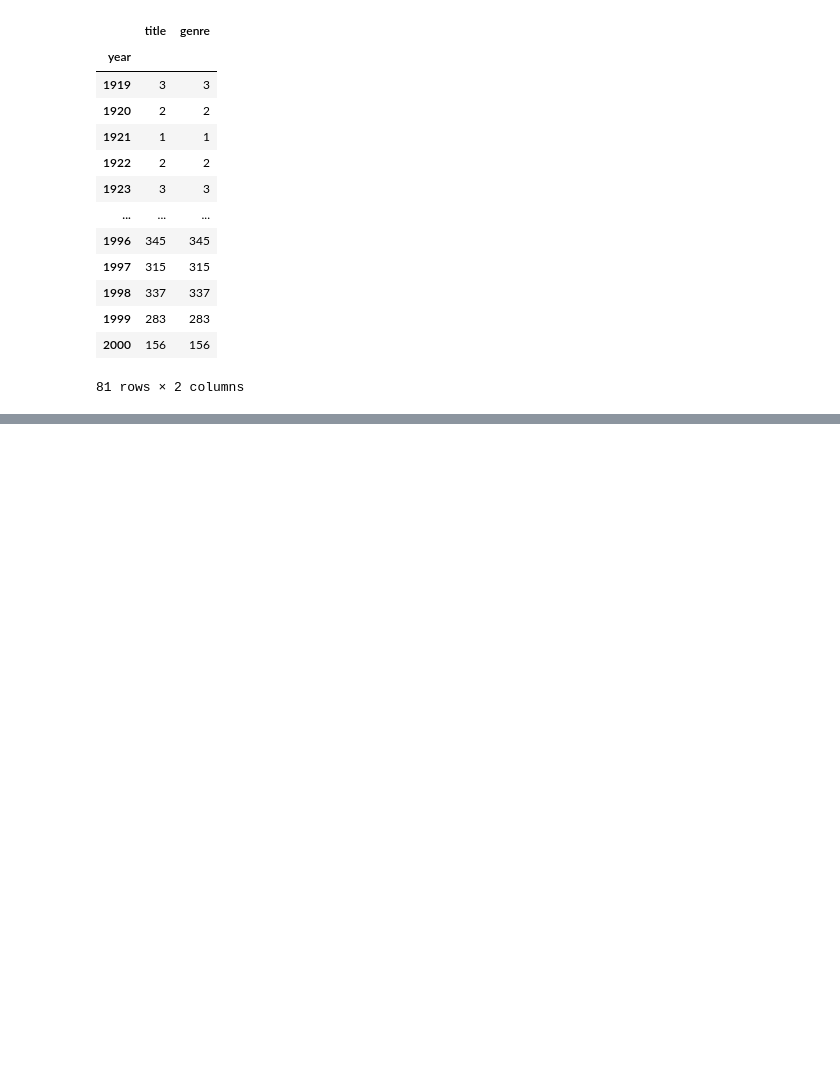
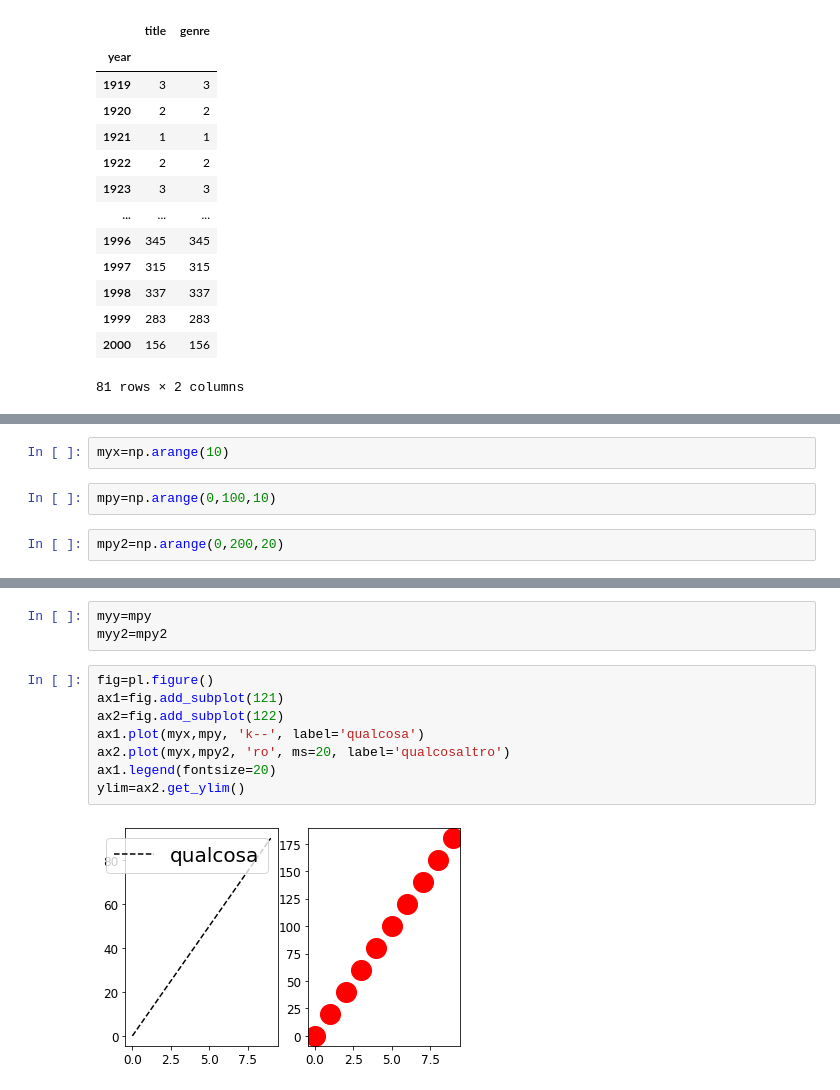
Before and after one commit to laurabersani/MLPNS_LBersani, a Jupyter notebook: MLPNS23_bootcamp.ipynb, the cells around one changed output, grey strips where cells are left out. Drawn from its saved outputs; the diff is of its cells as text; blank space fills up the shorter version.

```diff
--- a/MLPNS23_bootcamp.ipynb
+++ b/MLPNS23_bootcamp.ipynb
@@ -436,0 +782,6 @@ Contare il numero
+# %%
+myx=np.arange(10)
+# %%
+mpy=np.arange(0,100,10)
+# %%
+mpy2=np.arange(0,200,20)
@@ -436,0 +802,13 @@ Contare il numero
+# %%
+myy=mpy
+myy2=mpy2
+# %%
+fig=pl.figure()
+ax1=fig.add_subplot(121)
+ax2=fig.add_subplot(122)
+ax1.plot(myx,mpy, 'k--', label='qualcosa')
+ax2.plot(myx,mpy2, 'ro', ms=20, label='qualcosaltro')
+ax1.legend(fontsize=20)
+ylim=ax2.get_ylim()
+# %% [output]
+[figure, added]
```
Also changed, not shown: parts of 59 cells of this notebook.
